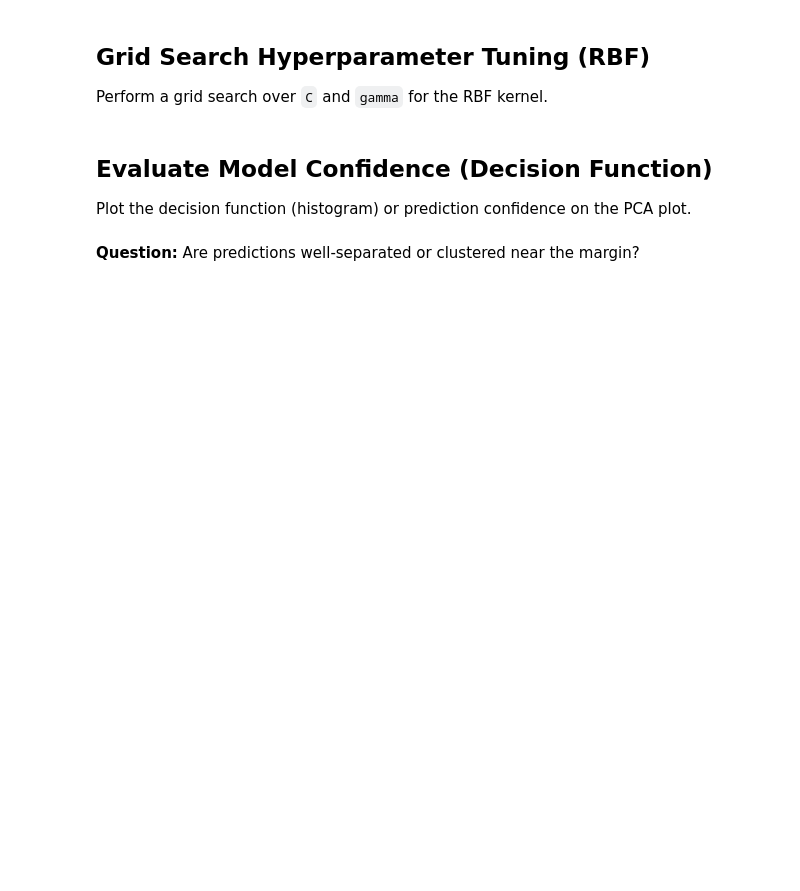
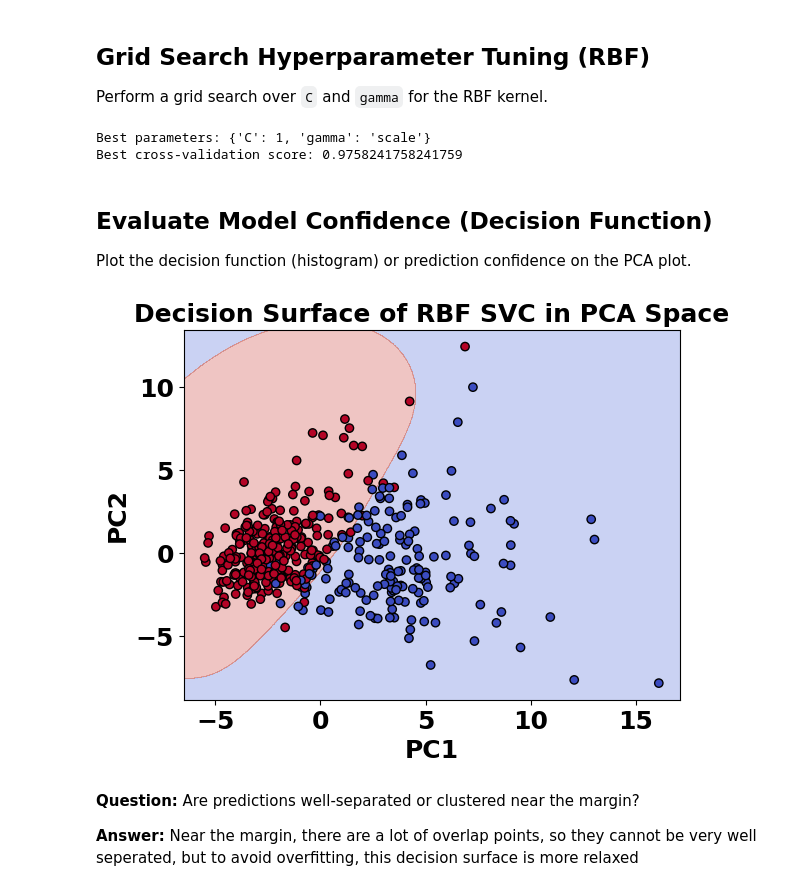
Before and after one commit to nicktz4/CSD, a Jupyter notebook: 485[2025]_HW5.ipynb, the cells around one changed output. Drawn from its saved outputs; the diff is of its cells as text; code cells hidden in the pictures; blank space fills up the shorter version.

```diff
--- a/485[2025]_HW5.ipynb
+++ b/485[2025]_HW5.ipynb
@@ -51,9 +161,48 @@ Compare linear vs. RBF kernel using 5-fold cross-validation.
 # %% [markdown]
 ## Grid Search Hyperparameter Tuning (RBF)
 Perform a grid search over `C` and `gamma` for the RBF kernel.
+# %%
+C = [0.5,1,2,10]
+gamma = [0,0.1,'scale','auto',0.5,1,5,10]
+
+from sklearn.model_selection import GridSearchCV
+param_grid = {'C': C, 'gamma': gamma}
+grid_search = GridSearchCV(svc_rbf, param_grid, cv=5)
+grid_search.fit(X_train, y_train)
+print("Best parameters:", grid_search.best_params_)
+print("Best cross-validation score:", grid_search.best_score_)
+# %% [output]
+Best parameters: {'C': 1, 'gamma': 'scale'}
+Best cross-validation score: 0.9758241758241759
 # %% [markdown]
 ## Evaluate Model Confidence (Decision Function)
 
 Plot the decision function (histogram) or prediction confidence on the PCA plot.
-# %% [markdown]
-**Question:** Are predictions well-separated or clustered near the margin?
+# %%
+h = 0.02
+x_min, x_max = X_train_pca[:, 0].min() - 1, X_train_pca[:, 0].max() + 1
+y_min, y_max = X_train_pca[:, 1].min() - 1, X_train_pca[:, 1].max() + 1
+
+xx, yy = np.meshgrid(np.arange(x_min, x_max, h), np.arange(y_min, y_max, h))
+
+
+grid_pca = np.c_[xx.ravel(), yy.ravel()]
+grid_original = pca.inverse_transform(grid_pca) #Reconstruct the original space using the First 2 Components.
+
+#Predict the reconstructed space
+Z = grid_search.predict(grid_original)
+Z = Z.reshape(xx.shape)
+
+fig, ax = plt.subplots()
+ax.contourf(xx, yy, Z, alpha=0.3, cmap=plt.cm.coolwarm)
+ax.scatter(X_train_pca[:, 0], X_train_pca[:, 1], c=y_train, cmap=plt.cm.coolwarm, edgecolor='k')
+ax.set_xlabel('PC1')
+ax.set_ylabel('PC2')
+ax.set_title('Decision Surface of RBF SVC in PCA Space')
+plt.show()
+# %% [output]
+[figure, added]
+# %% [markdown]
+**Question:** Are predictions well-separated or clustered near the margin?
+
+**Answer:** Near the margin, there are a lot of overlap points, so they cannot be very well seperated, but to avoid overfitting, this decision surface is more relaxed
```
Also changed, not shown: parts of 11 cells of this notebook.
